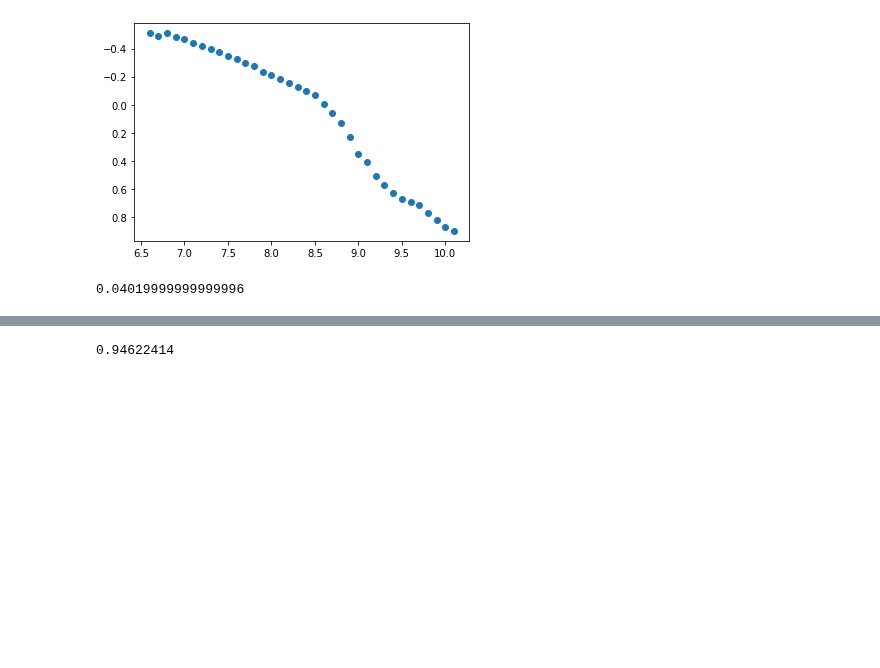
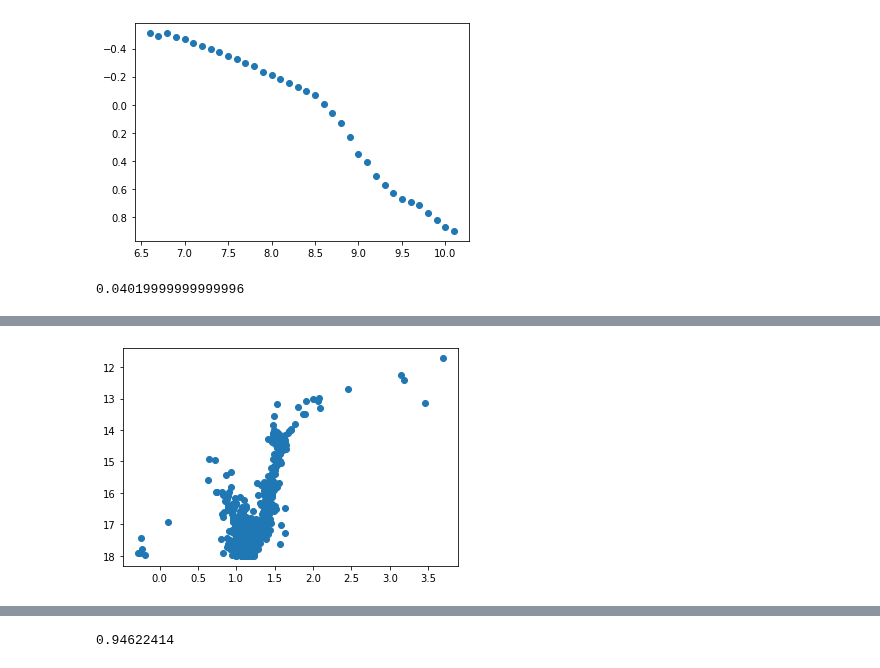
Before and after one commit to jppirest/mw_substructures, a Jupyter notebook: dados/Ag_Reais/Iso_Gaia/FINALHEIN.ipynb, the cells around one changed output, grey strips where cells are left out. Saved outputs shown, nothing was run; the diff lists cells and outputs as text; code cells hidden in the pictures; blank space fills up the shorter version.

```diff
--- a/dados/Ag_Reais/Iso_Gaia/FINALHEIN.ipynb
+++ b/dados/Ag_Reais/Iso_Gaia/FINALHEIN.ipynb
@@ -64,0 +68,5 @@ array([17.316412, 16.931963, 17.916767, ..., 17.163307, 17.770681,
+# %%
+plt.scatter(x,y)
+plt.gca().invert_yaxis()
+# %% [output]
+[figure, added]
```
Also changed, not shown: parts of 14 cells of this notebook, 7 other files.
